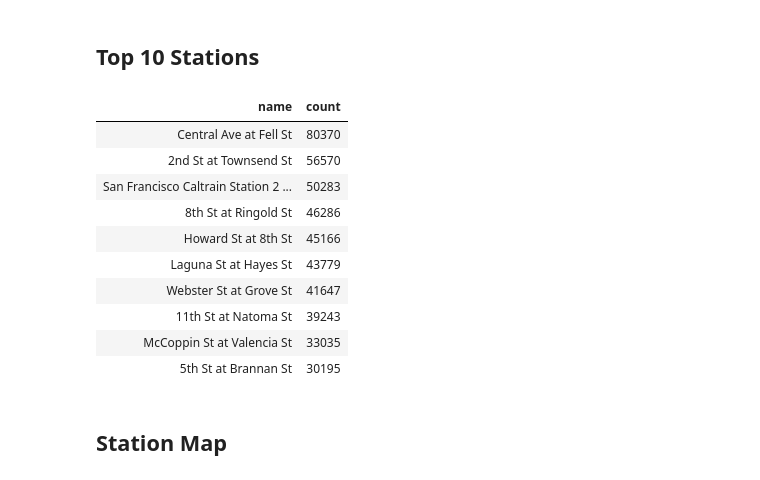
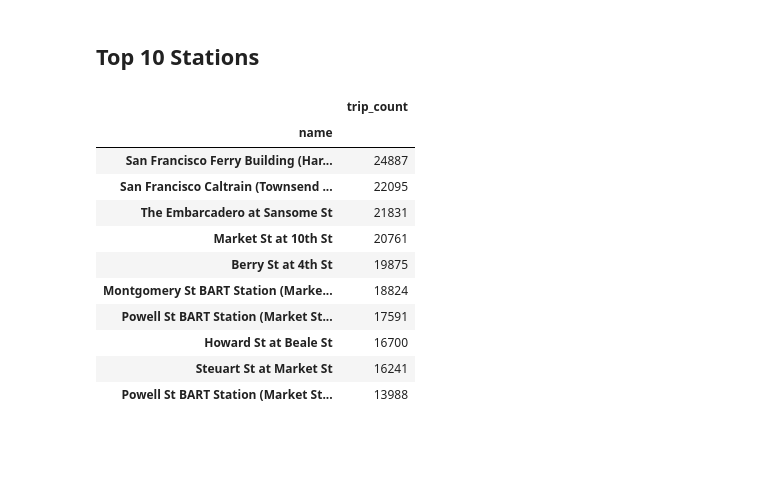
Before and after one commit to norbert-liki/notebooks-ci-demo, a Jupyter notebook: demo.ipynb, the cells around one changed output. Saved outputs shown, nothing was run; the diff lists cells and outputs as text; code cells hidden in the pictures; blank space fills up the shorter version.

```diff
--- a/demo.ipynb
+++ b/demo.ipynb
@@ -44,19 +43,17 @@ ORDER By
 # %% [markdown]
 ## Top 10 Stations
-# %%
-top = sf_stations[['name','count']].head(10)
-top.style.hide_index()
-# %% [output]
-| name | count |
-| Central Ave at Fell St | 80370 |
-| 2nd St at Townsend St | 56570 |
-| San Francisco Caltrain Station 2 ... | 50283 |
-| 8th St at Ringold St | 46286 |
-| Howard St at 8th St | 45166 |
-| Laguna St at Hayes St | 43779 |
-| Webster St at Grove St | 41647 |
-| 11th St at Natoma St | 39243 |
-| McCoppin St at Valencia St | 33035 |
-| 5th St at Brannan St | 30195 |
-# %% [markdown]
-## Station Map
+# %%
+sf_stations.groupby(['name']).agg(trip_count=pd.NamedAgg('trip_count','sum')).sort_values('trip_count',ascending=False).head(10)
+# %% [output]
+|  | trip_count |
+| name |  |
+| San Francisco Ferry Building (Har... | 24887 |
+| San Francisco Caltrain (Townsend ... | 22095 |
+| The Embarcadero at Sansome St | 21831 |
+| Market St at 10th St | 20761 |
+| Berry St at 4th St | 19875 |
+| Montgomery St BART Station (Marke... | 18824 |
+| Powell St BART Station (Market St... | 17591 |
+| Howard St at Beale St | 16700 |
+| Steuart St at Market St | 16241 |
+| Powell St BART Station (Market St... | 13988 |
```
Also changed, not shown: parts of 8 cells of this notebook.
